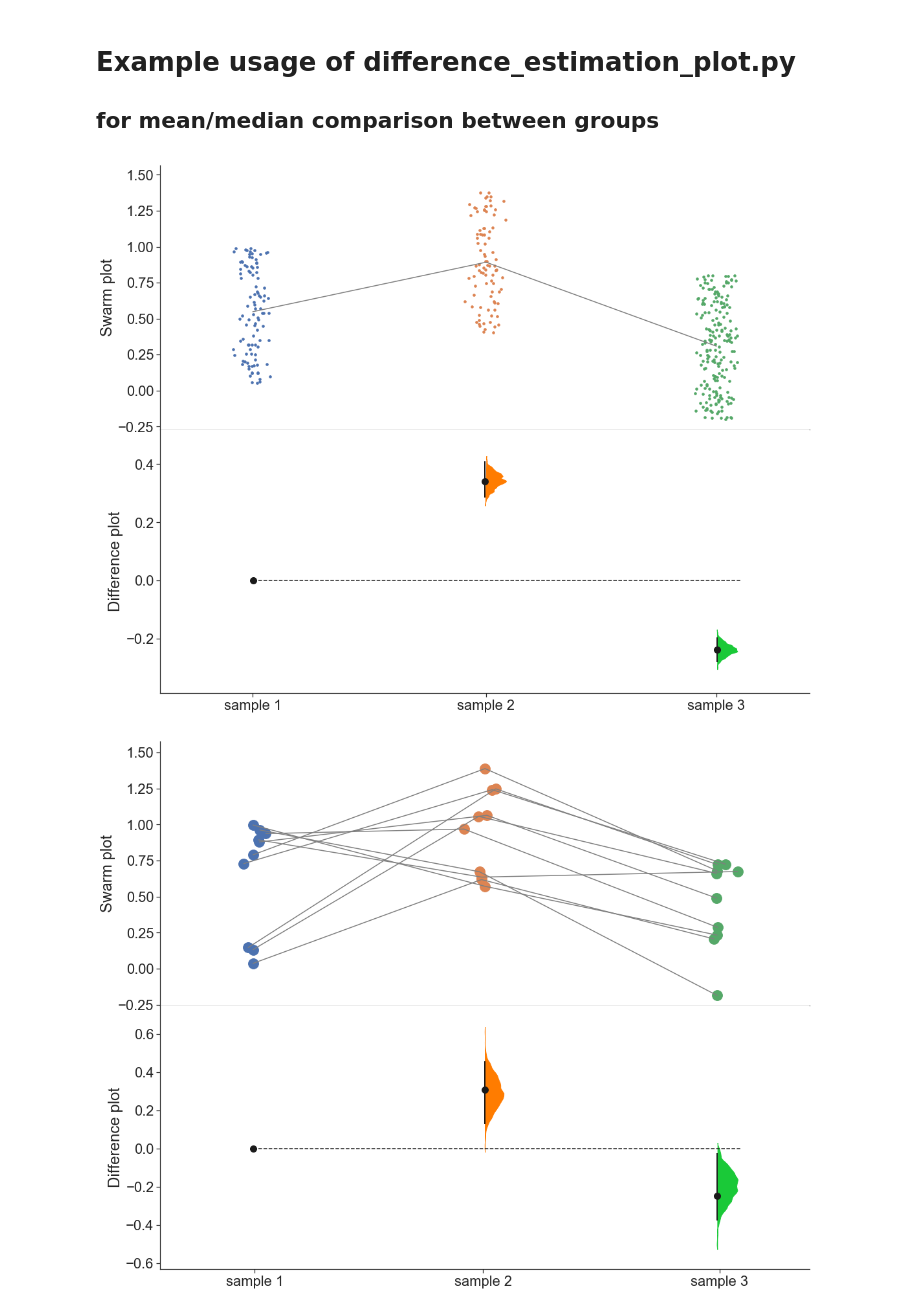
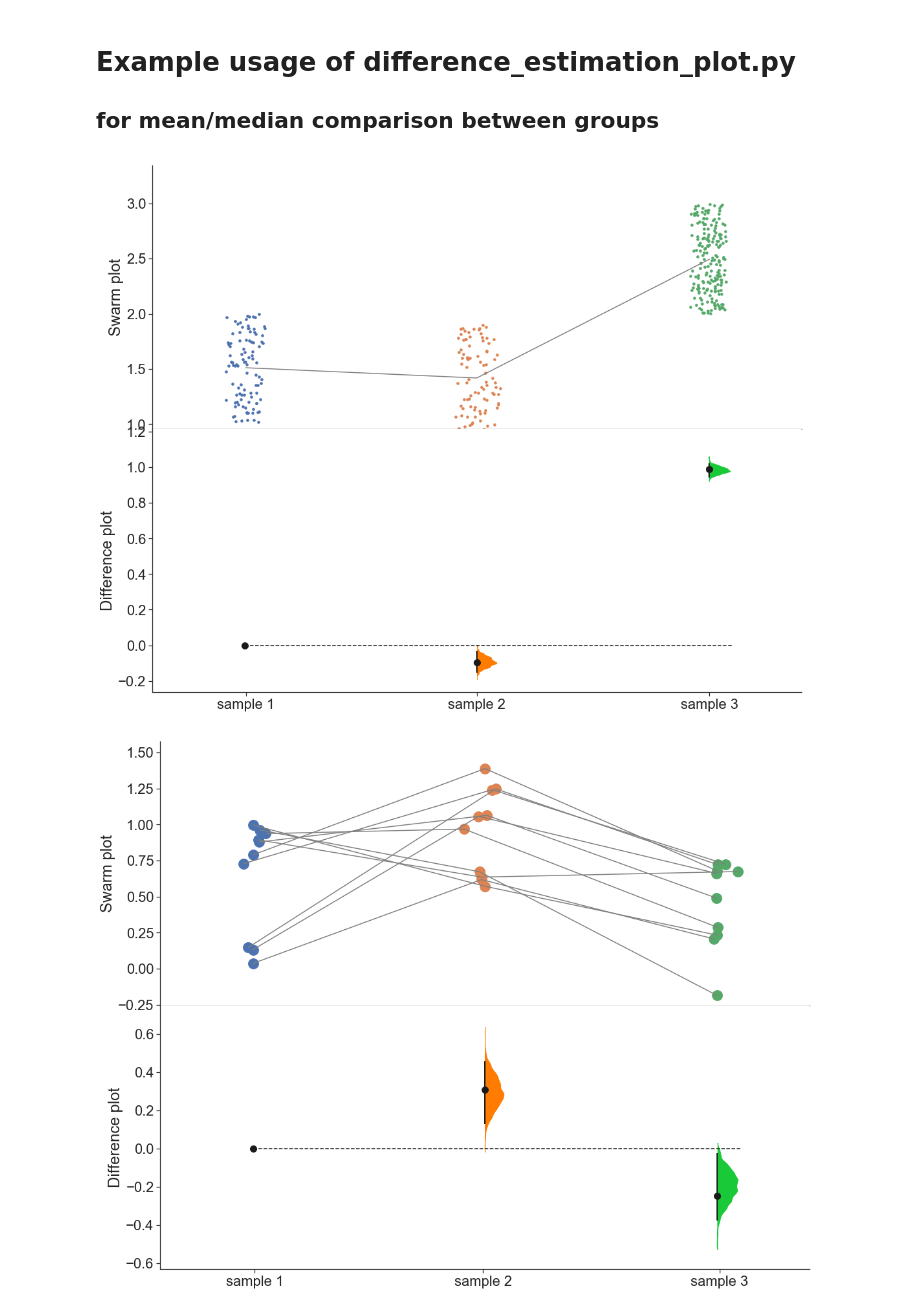
Before and after one commit to drsax93/difference_estimation_plot, a Jupyter notebook: difference_estimation_plot_examples.ipynb, the cells around one changed output. Drawn from its saved outputs; the diff is of its cells as text; code cells hidden in the pictures.

```diff
--- a/difference_estimation_plot_examples.ipynb
+++ b/difference_estimation_plot_examples.ipynb
@@ -6,12 +6,12 @@ import numpy as np
 import difference_estimation_plot as dpl
 # %%
 ## Unpaired example:
-input_ = {'sample 1': np.random.rand(100), 'sample 2': np.random.rand(90) + 0.4,
-     'sample 3': np.random.rand(200) - 0.2}
+input_ = {'sample 1': np.random.rand(100)+1, 'sample 2': np.random.rand(90) + 0.9,
+     'sample 3': np.random.rand(200) +2}
 KEYS = list(input_.keys())
 fig,axs = dpl.estimation_plot(input_, [KEYS], SMOOTH=[1,3])
 # %% [output]
-[figure, old version]
+[figure, new version]
 # %%
 ## Paired example:
 input_ = {'sample 1': np.random.rand(10), 'sample 2': np.random.rand(10) + 0.4,
```
Also changed, not shown: 1 other file.
